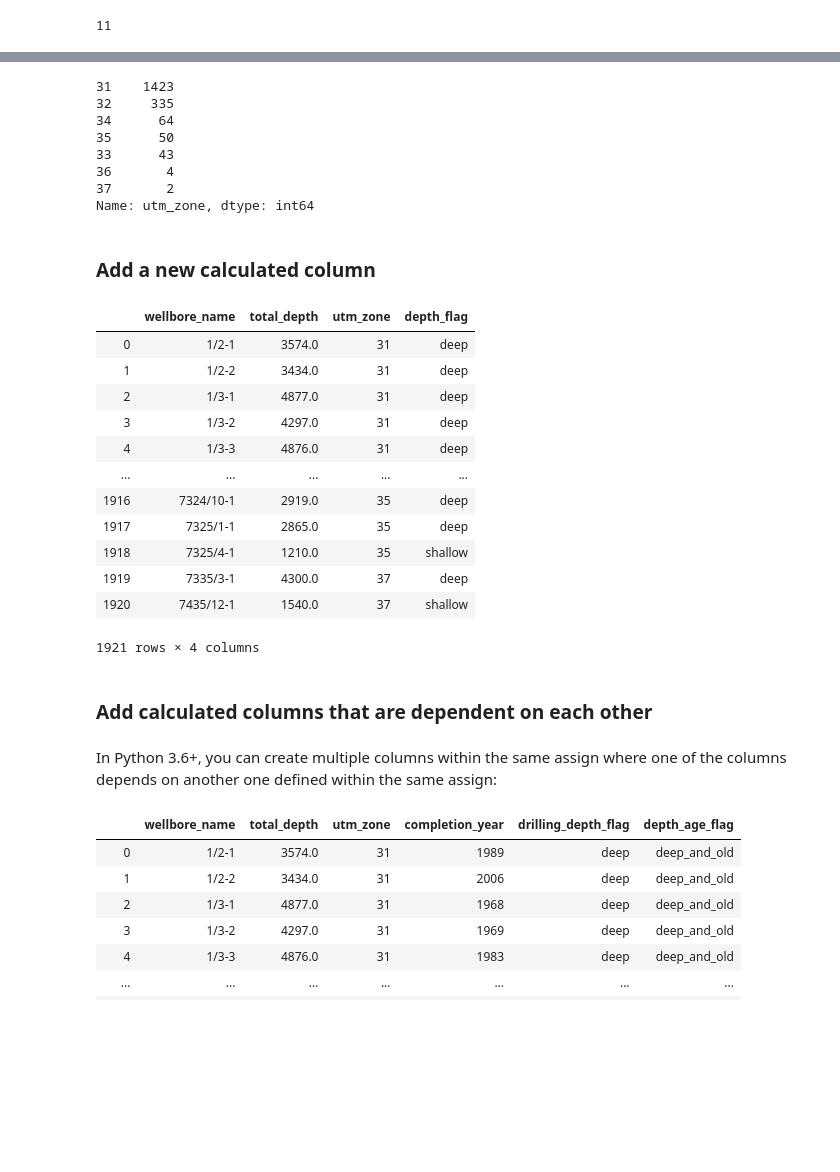
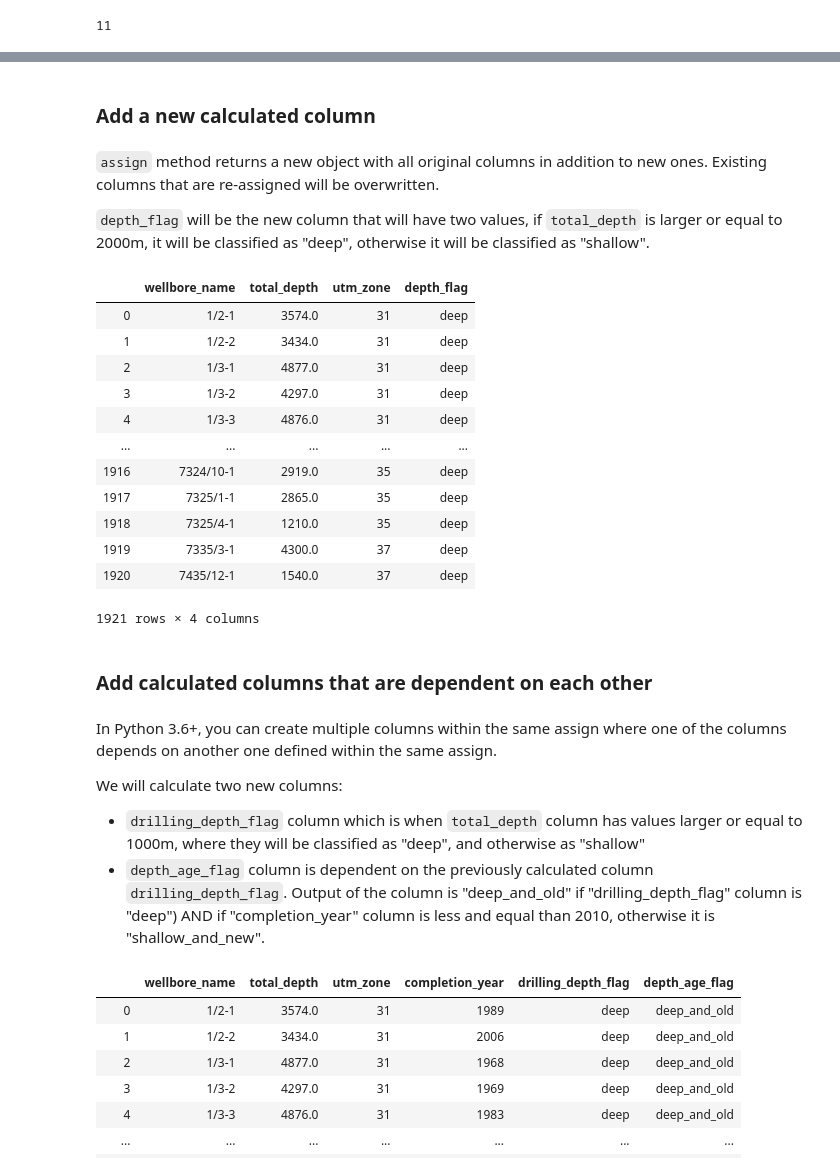
Before and after one commit to baky0905/geoscience-python, a Jupyter notebook: source/notebooks/data_cleaning_dataframes.ipynb, the cells around one changed output, grey strips where cells are left out. Saved outputs shown, nothing was run; the diff lists cells and outputs as text; code cells hidden in the pictures; blank space fills up the shorter version.

Commit message:
Add how to add columns

```diff
--- a/source/notebooks/data_cleaning_dataframes.ipynb
+++ b/source/notebooks/data_cleaning_dataframes.ipynb
@@ -462,39 +472,40 @@ Index(['wellbore_name', 'well', 'drilling_operator', 'production_licence',
-# %%
-df["utm_zone"].value_counts()
-# %% [output]
-31    1423
-32     335
-34      64
-35      50
-33      43
-36       4
-37       2
-Name: utm_zone, dtype: int64
 # %% [markdown]
 ### Add a new calculated column
+# %% [markdown]
+`assign` method returns a new object with all original columns in addition to new ones. Existing columns that are re-assigned will be overwritten.
+
+`depth_flag` will be the new column that will have two values, if `total_depth` is larger or equal to 2000m,
+it will be classified as "deep", otherwise it will be classified as "shallow".
 # %%
 (df
     .filter(items=["wellbore_name", "total_depth", "utm_zone"])
-    .assign(depth_flag=lambda x: np.where(x["total_depth"] > 2000, "deep", "shallow"))
+    .assign(
+        depth_flag=lambda x: np.where(x["total_depth"] >= 1000, "deep", "shallow")
+        )
 )
 # %% [output]
 |  | wellbore_name | total_depth | utm_zone | depth_flag |
 | 0 | 1/2-1 | 3574.0 | 31 | deep |
 | 1 | 1/2-2 | 3434.0 | 31 | deep |
 | 2 | 1/3-1 | 4877.0 | 31 | deep |
 | 3 | 1/3-2 | 4297.0 | 31 | deep |
 | 4 | 1/3-3 | 4876.0 | 31 | deep |
 | ... | ... | ... | ... | ... |
 | 1916 | 7324/10-1 | 2919.0 | 35 | deep |
 | 1917 | 7325/1-1 | 2865.0 | 35 | deep |
-| 1918 | 7325/4-1 | 1210.0 | 35 | shallow |
+| 1918 | 7325/4-1 | 1210.0 | 35 | deep |
 | 1919 | 7335/3-1 | 4300.0 | 37 | deep |
-| 1920 | 7435/12-1 | 1540.0 | 37 | shallow |
+| 1920 | 7435/12-1 | 1540.0 | 37 | deep |
 1921 rows × 4 columns
 # %% [markdown]
 ### Add calculated columns that are dependent on each other
 # %% [markdown]
-In Python 3.6+, you can create multiple columns within the same assign where one of the columns depends on another one defined within the same assign:
+In Python 3.6+, you can create multiple columns within the same assign where one of the columns depends on another one defined within the same assign.
+
+We will calculate two new columns:
+
+* `drilling_depth_flag` column which is when `total_depth` column has values larger or equal to 1000m, where they will be classified as "deep", and otherwise as "shallow"
+* `depth_age_flag` column is dependent on the previously calculated column `drilling_depth_flag`. Output of the column is "deep_and_old" if "drilling_depth_flag" column is "deep") AND if "completion_year" column is less and equal than 2010, otherwise it is "shallow_and_new".
 # %%
 (df
     .filter(items=["wellbore_name", "total_depth", "utm_zone", "completion_year"])
```
Also changed, not shown: parts of 11 cells of this notebook, 11 other files.
